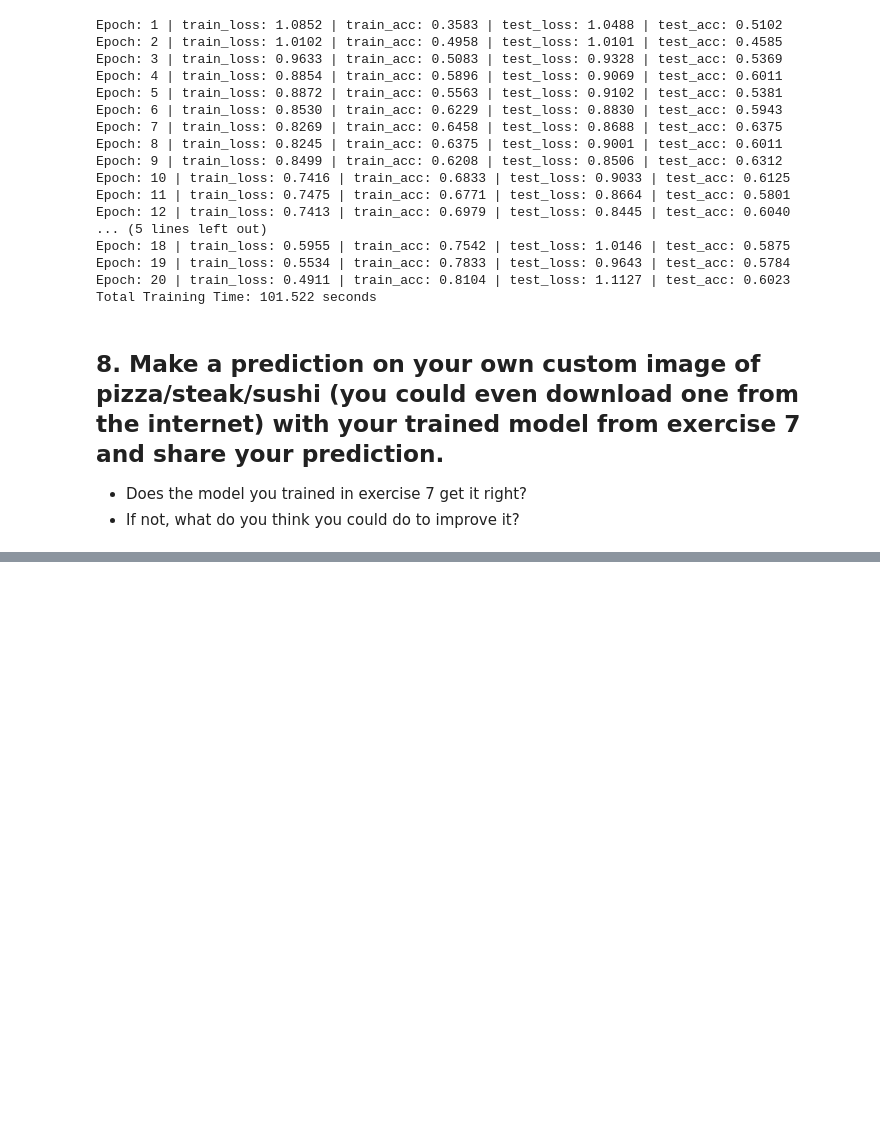
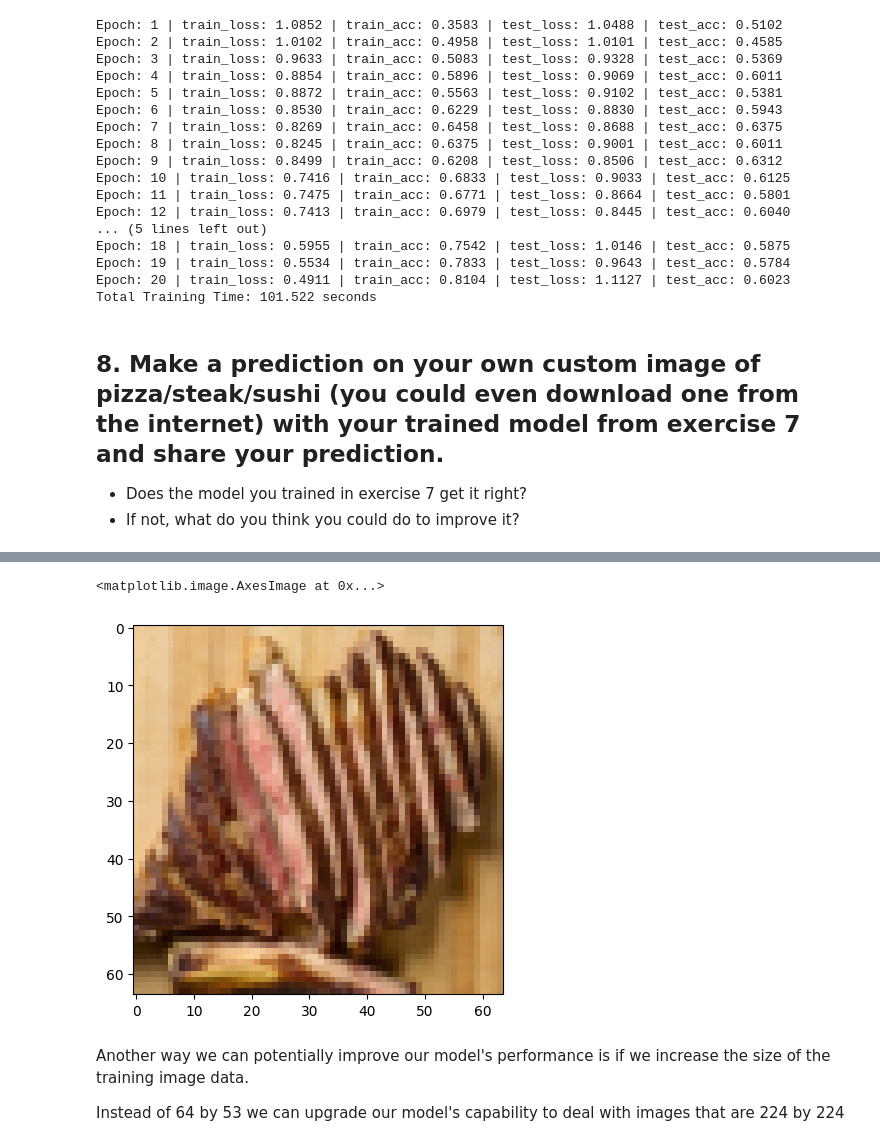
Before and after one commit to Datanerd97/PyTorch, a Jupyter notebook: extras/exercises/04_pytorch_custom_datasets_exercises.ipynb, the cells around one changed output, grey strips where cells are left out. Saved outputs shown, nothing was run; the diff lists cells and outputs as text; code cells hidden in the pictures; blank space fills up the shorter version.

```diff
--- a/extras/exercises/04_pytorch_custom_datasets_exercises.ipynb
+++ b/extras/exercises/04_pytorch_custom_datasets_exercises.ipynb
@@ -936,0 +1085,11 @@ Total Training Time: 101.522 seconds
+# %%
+# Check resized image..
+
+plt.imshow(custom_image_transformed.permute(1,2,0))
+# %% [output]
+<matplotlib.image.AxesImage at 0x...>
+[figure, added]
+# %% [markdown]
+Another way we can potentially improve our model's performance is if we increase the size of the training image data.
+
+Instead of 64 by 53 we can upgrade our model's capability to deal with images that are 224 by 224
```
Also changed, not shown: parts of 25 cells of this notebook.
